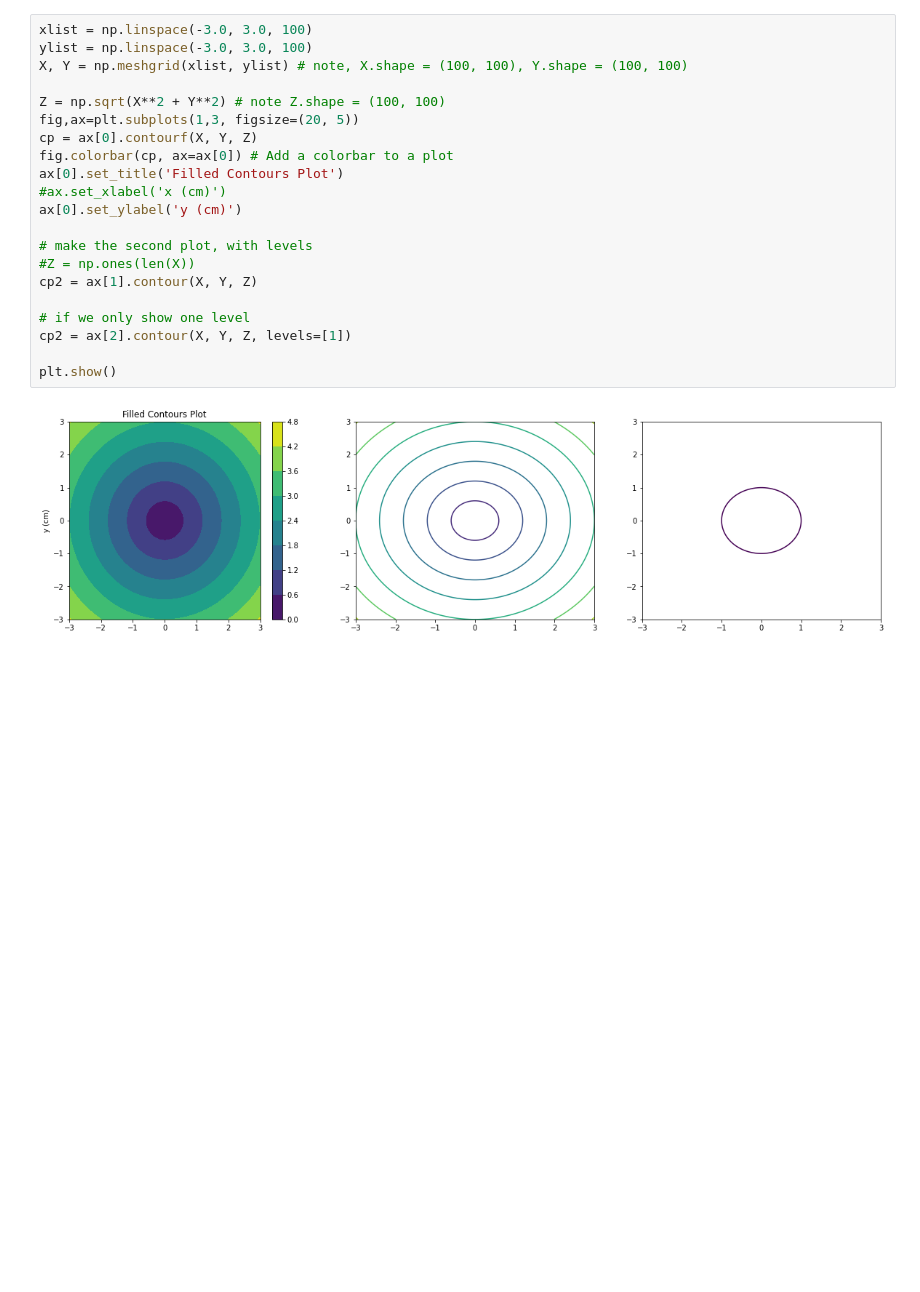
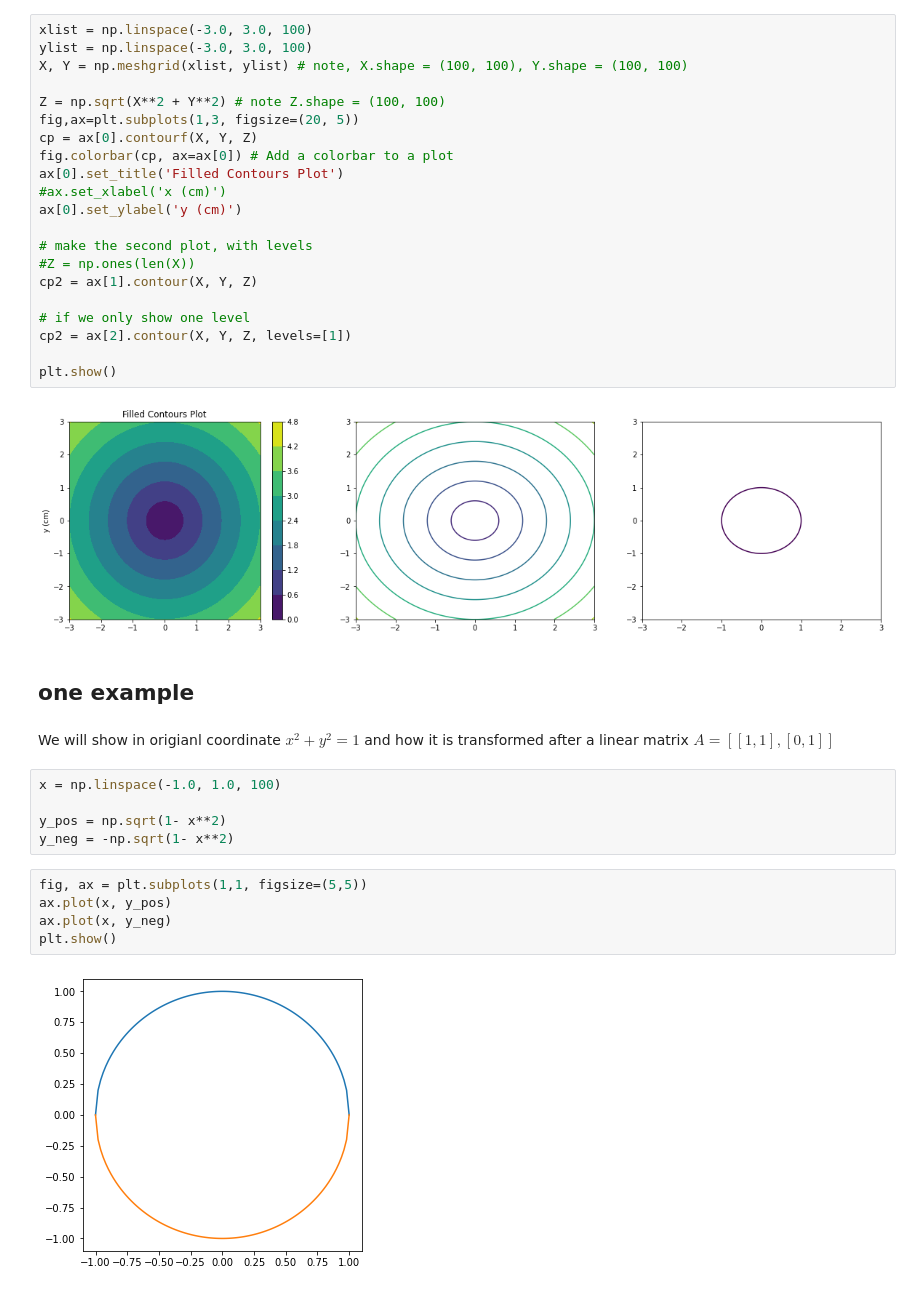
Before and after one commit to aiyuyun2015/matplotlib_tutorial, a Jupyter notebook: 2022_python_1.ipynb, the cells around one changed output. Cells and saved outputs as stored; diff of their text form; blank space fills up the shorter version.

Commit message:
add code to plot 2-d matrix

```diff
--- a/2022_python_1.ipynb
+++ b/2022_python_1.ipynb
@@ -366,3 +366,20 @@ cp2 = ax[2].contour(X, Y, Z, levels=[1])
 plt.show()
 # %% [output]
 [figure]
+# %% [markdown]
+## one example
+# %% [markdown]
+
+We will show in origianl coordinate $x^2 + y^2 = 1$ and how it is transformed after a linear matrix $A = [[1,1], [0,1]]$
+# %%
+x = np.linspace(-1.0, 1.0, 100)
+
+y_pos = np.sqrt(1- x**2)
+y_neg = -np.sqrt(1- x**2)
+# %%
+fig, ax = plt.subplots(1,1, figsize=(5,5))
+ax.plot(x, y_pos)
+ax.plot(x, y_neg)
+plt.show()
+# %% [output]
+[figure, added]
```
Also changed, not shown: parts of 3 cells of this notebook.
